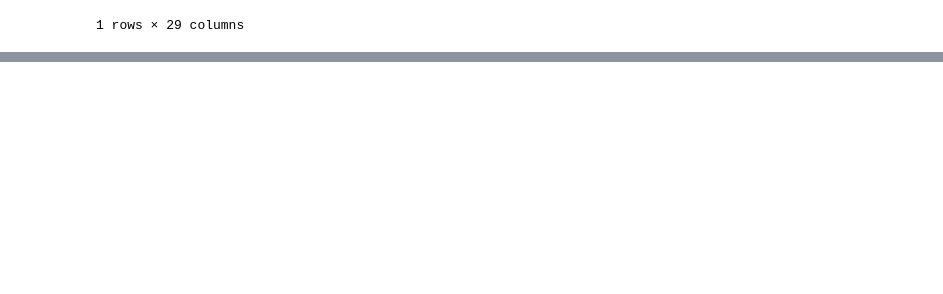
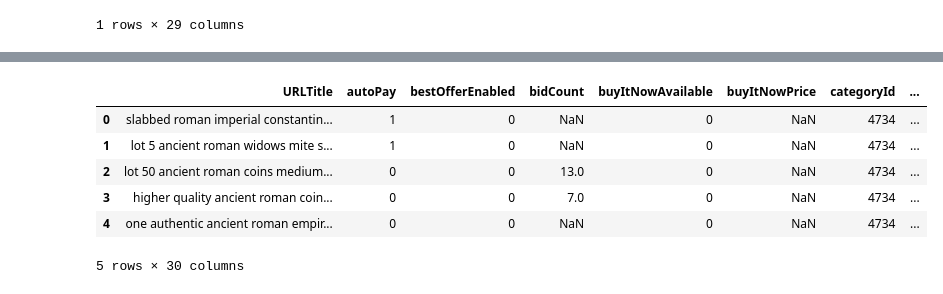
Before and after one commit to slevin886/Roman_Coin_Pricing, a Jupyter notebook: Roman_Coin_EDA .ipynb, the cells around one changed output, grey strips where cells are left out. Saved outputs shown, nothing was run; the diff lists cells and outputs as text; code cells hidden in the pictures; blank space fills up the shorter version.

```diff
--- a/Roman_Coin_EDA .ipynb
+++ b/Roman_Coin_EDA .ipynb
@@ -240,0 +305,15 @@ df[df['emperor_in_title'].isnull()].loc[30]['title']
+# %%
+def emperor_cleaner(col):
+    """eliminating duplicate emperor names within same listing, making them strings"""
+    if col == 'unknown' or col == 'LOT':
+        return col
+    else:
+        if len(col) > 1:
+            emp = list(set(col))
+            clean = ' '.join(emp)
+            return clean
+        elif len(col) == 1:
+            emp = col[0]
+            return emp
+
+df['emperor_in_title'] = df['emperor_in_title'].apply(emperor_cleaner)
@@ -240,0 +365,10 @@ df[df['emperor_in_title'].isnull()].loc[30]['title']
+# %%
+df.head()
+# %% [output]
+|  | URLTitle | autoPay | bestOfferEnabled | bidCount | buyItNowAvailable | buyItNowPrice | categoryId | ... |
+| 0 | slabbed roman imperial constantin... | 1 | 0 | NaN | 0 | NaN | 4734 | ... |
+| 1 | lot 5 ancient roman widows mite s... | 1 | 0 | NaN | 0 | NaN | 4734 | ... |
+| 2 | lot 50 ancient roman coins medium... | 0 | 0 | 13.0 | 0 | NaN | 4734 | ... |
+| 3 | higher quality ancient roman coin... | 0 | 0 | 7.0 | 0 | NaN | 4734 | ... |
+| 4 | one authentic ancient roman empir... | 0 | 0 | NaN | 0 | NaN | 4734 | ... |
+5 rows × 30 columns
```
Also changed, not shown: parts of 29 cells of this notebook.
